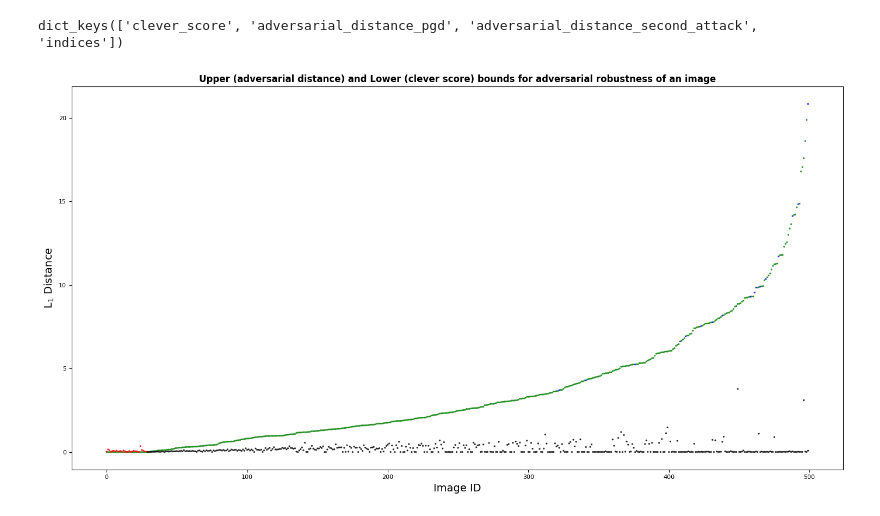
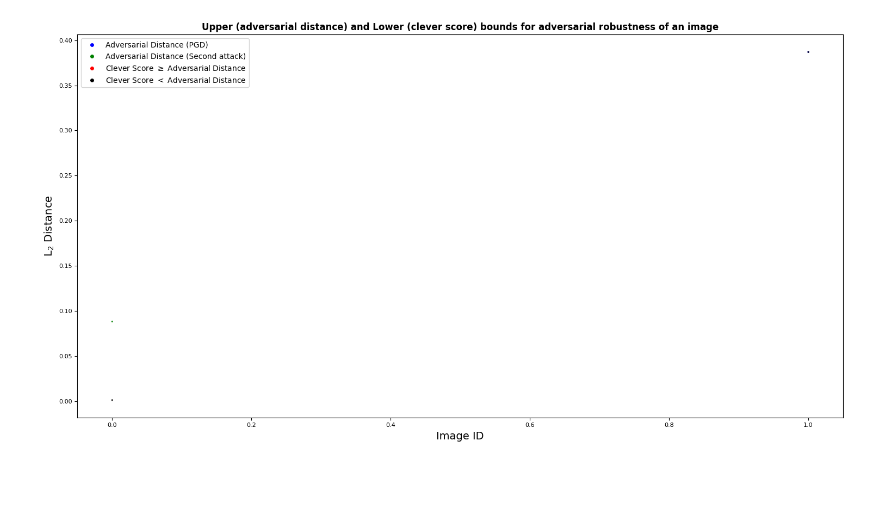
Before and after one commit to Georgsiedel/adversarial-distance-calculation, a Jupyter notebook: visualization/AdversarialDistance_vs_CleverScore_visualization.ipynb, the cells around one changed output. Drawn from its saved outputs; the diff is of its cells as text; code cells hidden in the pictures; blank space fills up the shorter version.

```diff
--- a/visualization/AdversarialDistance_vs_CleverScore_visualization.ipynb
+++ b/visualization/AdversarialDistance_vs_CleverScore_visualization.ipynb
@@ -5,7 +5,8 @@ import numpy as np
 import matplotlib.lines as mlines
 import json
 # %%
-file_path = '/home/ekagra/Desktop/Study/IMECE/visualization/adversarial-distance-estimation/clever_score_vs_adversarial_distance/csv_data/standard_model_eval_500.json'
+file_path = '/home/ekagra/Desktop/Study/IMECE/visualization/adversarial-distance-estimation/data/paper_data/standard_model_eval_500.json'
+# file_path = '/home/ekagra/Desktop/Study/IMECE/visualization/adversarial-distance-estimation/clever_data_robust_L2.json'
 
 with open(file_path, 'r') as f:
     data = json.load(f)
@@ -15,10 +16,6 @@ norm = 1
 min_adv_dist = []
 color_adv = []
 labels = []
-# %%
-data[f'{norm}'].keys()
-# %% [output]
-dict_keys(['clever_score', 'adversarial_distance_pgd', 'adversarial_distance_second_attack', 'indices'])
 # %%
 clever_score = data[f'{norm}']['clever_score']
 adv_dist_pgd = data[f'{norm}']['adversarial_distance_pgd']
@@ -39,20 +36,21 @@ colors = ['red' if adv < clv else 'black' for adv, clv in zip(min_adv_dist, clev
 # %%
 plt.figure(figsize=(15, 8))
 plt.scatter(indices, min_adv_dist, alpha=0.7, label=labels, s=2, c=color_adv)
 plt.scatter(indices, clever_score, alpha=0.7, label=labels, s=2, c=colors)
 
 legend_elements = [
     mlines.Line2D([0], [0], marker='o', color='w', markerfacecolor='blue', label='Adversarial Distance (PGD)'),
     mlines.Line2D([0], [0], marker='o', color='w', markerfacecolor='green', label='Adversarial Distance (Second attack)'),
     mlines.Line2D([0], [0], marker='o', color='w', markerfacecolor='red', label='Clever Score $\geq$ Adversarial Distance'),
     mlines.Line2D([0], [0], marker='o', color='w', markerfacecolor='black', label='Clever Score $<$ Adversarial Distance')
 ]
 
 plt.xlabel('Image ID', fontsize=14)
 plt.ylabel(f'L$_{norm}$ Distance', fontsize=14)
 plt.title('Upper (adversarial distance) and Lower (clever score) bounds for adversarial robustness of an image', weight='bold')
 plt.tick_params('both', labelsize=8)
+plt.legend(handles=legend_elements)
 plt.tight_layout()
 plt.show()
 # %% [output]
-[figure, old version]
+[figure, new version]
```
Also changed, not shown: parts of 1 cell of this notebook, 1 other file.
